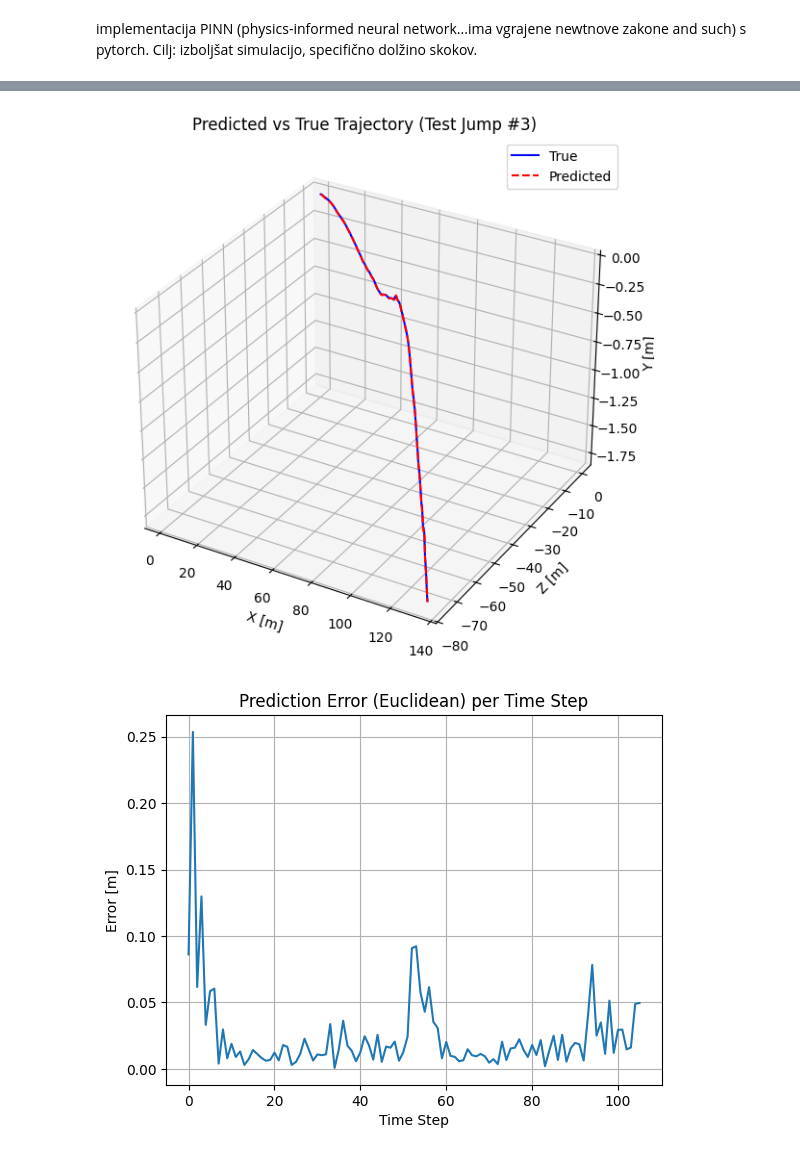
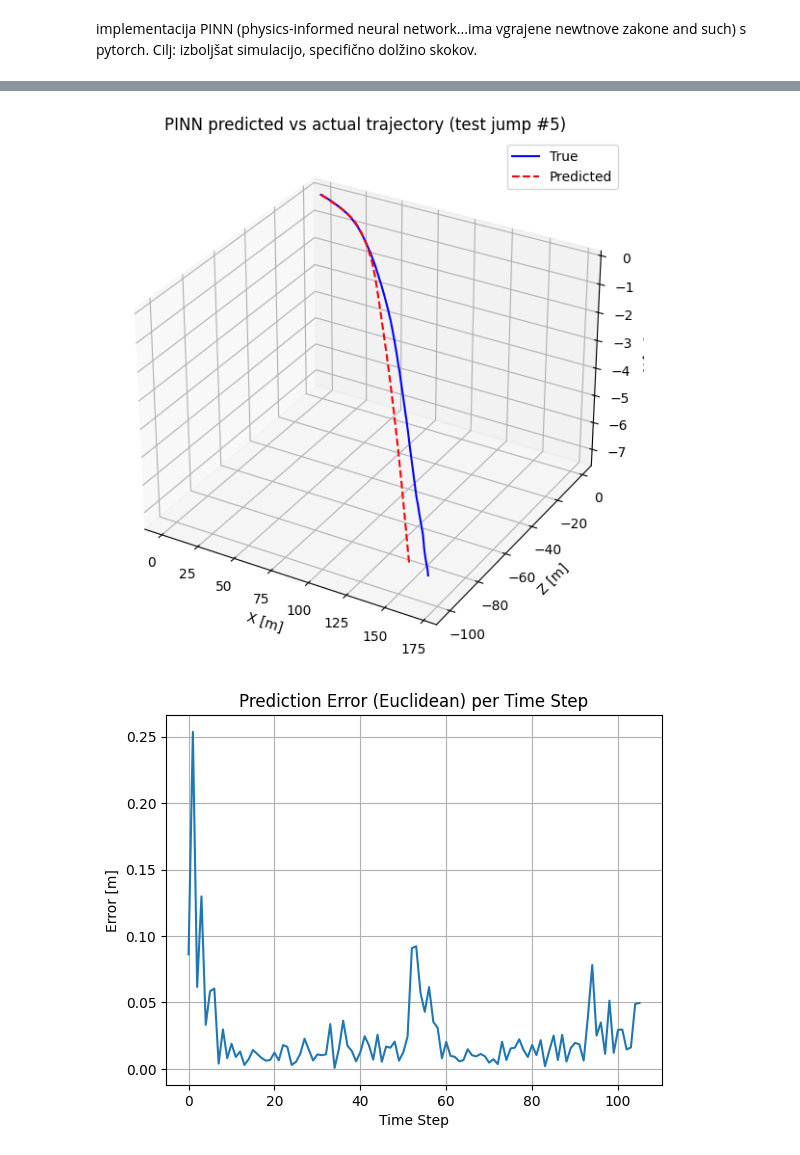
Before and after one commit to zivaheg/smucarski_skoki, a Jupyter notebook: 5normalization.ipynb, the cells around one changed output, grey strips where cells are left out. Saved outputs shown, nothing was run; the diff lists cells and outputs as text; code cells hidden in the pictures.

Commit message:
finnaly working pinn prediction

```diff
--- a/5normalization.ipynb
+++ b/5normalization.ipynb
@@ -488,37 +508,42 @@ Epoch 390, Loss: 133.2647
-# %%
-# Predict one step ahead
-# Pick a jump from TEST set
-jump_idx = 2  # try different indices
-X_seq_test = X_test[jump_idx]
-U_seq_test = U_test[jump_idx]
-
-# Prepare test tensors
-X_t_test = torch.tensor(X_seq_test[:-1], dtype=torch.float32)
-U_t_test = torch.tensor(U_seq_test[:-1], dtype=torch.float32)
-X_next_true = X_seq_test[1:]
-
-# Predict on test data
-with torch.no_grad():
-    X_pred_test = model(X_t_test, U_t_test).numpy()
-
-# Extract XYZ
-true_xyz = X_next_true[:, :3]
-pred_xyz = X_pred_test[:, :3]
-
-fig = plt.figure(figsize=(10, 7))
-ax = fig.add_subplot(111, projection='3d')
-
-ax.plot(true_xyz[:, 0], true_xyz[:, 2], true_xyz[:, 1], label='True', color='blue')
-ax.plot(pred_xyz[:, 0], pred_xyz[:, 2], pred_xyz[:, 1], label='Predicted', color='red', linestyle='--')
-
-ax.set_xlabel("X [m]")
-ax.set_ylabel("Z [m]")
-ax.set_zlabel("Y [m]")
-ax.set_title(f"Predicted vs True Trajectory (Test Jump #{jump_idx + 1})")
-ax.legend()
-plt.show()
-# %% [output]
-[figure, removed]
+# %%
+# Pick a jump from TEST set
+jump_idx = 4
+X_seq_test = X_test[jump_idx]
+U_seq_test = U_test[jump_idx]
+
+# Start with the first actual state from the test jump (tensor)
+x_pred = [torch.tensor(X_seq_test[0], dtype=torch.float32)]
+
+# Free-running prediction
+for u in U_seq_test[:-1]:
+    u_tensor = torch.tensor(u, dtype=torch.float32).unsqueeze(0)
+    x_tensor = x_pred[-1].unsqueeze(0)
+
+    next_state = model(x_tensor, u_tensor)
+    x_pred.append(next_state.squeeze(0).detach())  # still tensor
+
+# Convert to numpy for plotting
+x_pred_np = torch.stack(x_pred).numpy()
+
+# Extract XYZ from true and predicted
+true_xyz = np.array(X_seq_test)[:, :3]
+pred_xyz = x_pred_np[:, :3]
+
+# Plot
+fig = plt.figure(figsize=(10, 7))
+ax = fig.add_subplot(111, projection='3d')
+
+ax.plot(true_xyz[:, 0], true_xyz[:, 2], true_xyz[:, 1], label='True', color='blue')
+ax.plot(pred_xyz[:, 0], pred_xyz[:, 2], pred_xyz[:, 1], label='Predicted', color='red', linestyle='--')
+
+ax.set_xlabel("X [m]")
+ax.set_ylabel("Z [m]")
+ax.set_zlabel("Y [m]")
+ax.set_title(f"PINN predicted vs actual trajectory (test jump #{jump_idx + 1})")
+ax.legend()
+plt.show()
+# %% [output]
+[figure, added]
 # %%
 from numpy.linalg import norm
 
```
Also changed, not shown: parts of 15 cells of this notebook, 5 other files.
